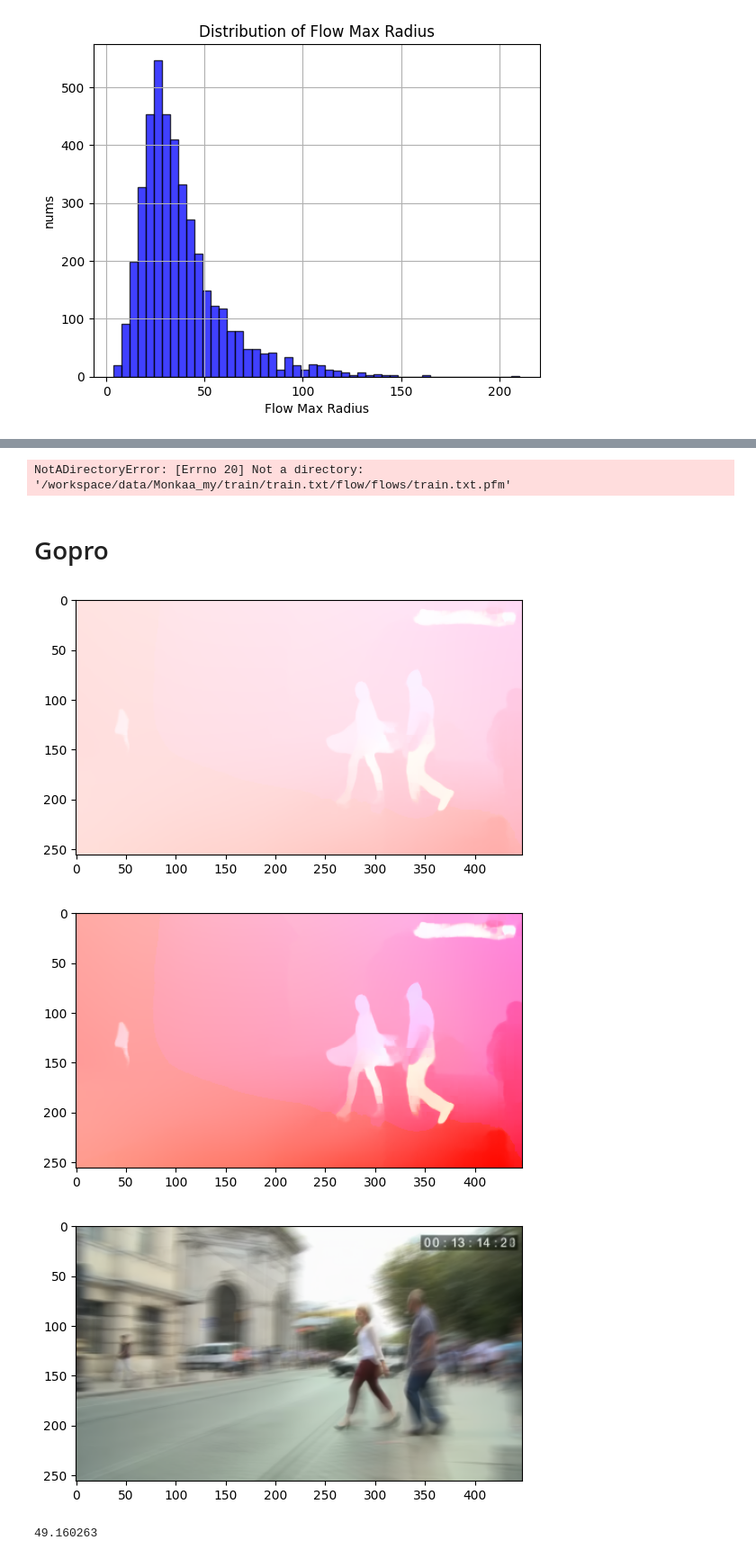
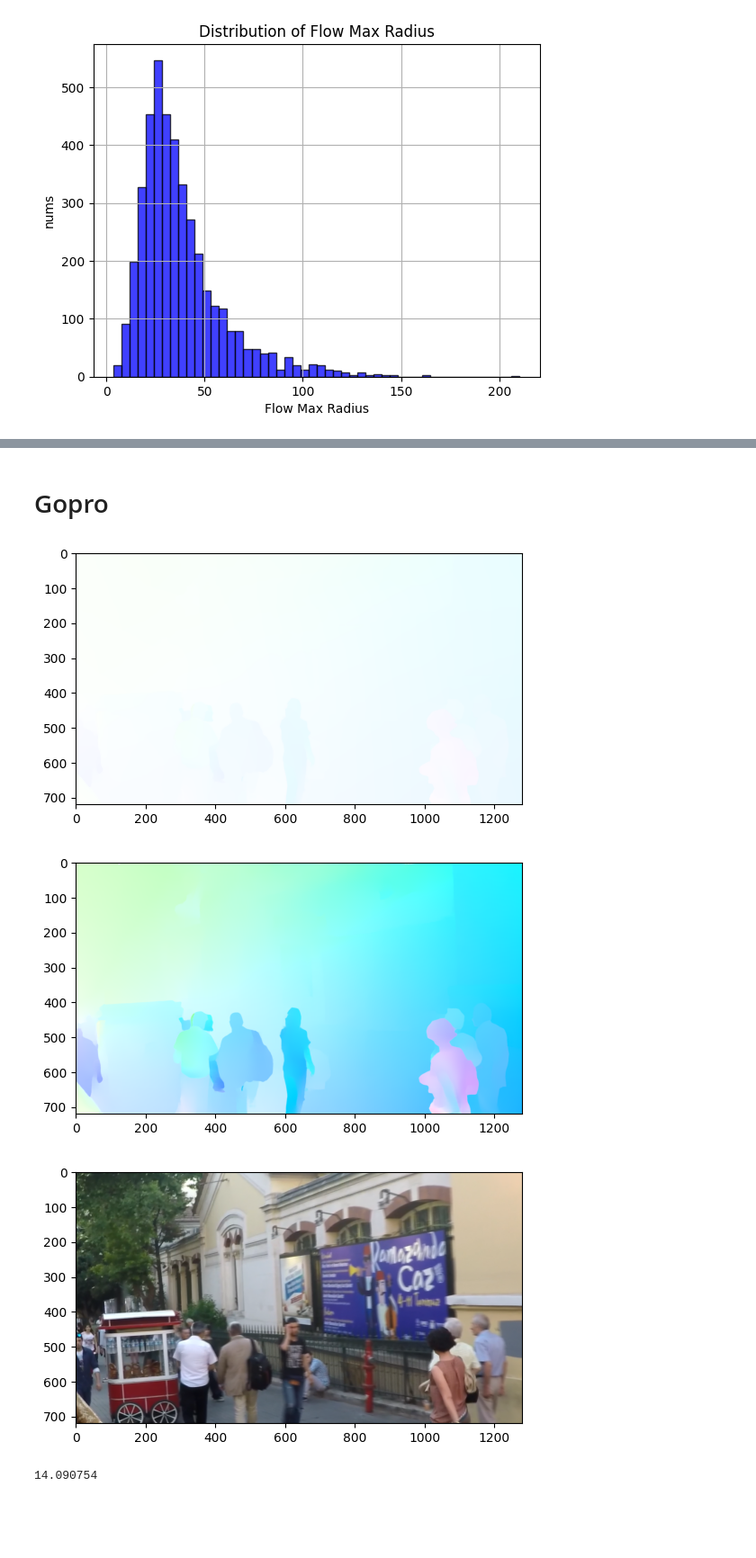
Before and after one commit to JuWanMaeng/Diffuse_Blur_to_Event, a Jupyter notebook: check_max_flow.ipynb, the cells around one changed output, grey strips where cells are left out. Shown: that part at 90% size. Drawn from its saved outputs; the diff is of its cells as text; code cells hidden in the pictures; blank space fills up the shorter version.

Commit message:
3d raw flow version

```diff
--- a/check_max_flow.ipynb
+++ b/check_max_flow.ipynb
@@ -146,35 +58,3 @@ with open('vimeo+monkaa_B.txt', 'a') as f:
-# %%
-# Vimeo
-import os
-import numpy as np
-from tqdm import tqdm
-import matplotlib.pyplot as plt
-
-# Assuming flow_read and replace_nans are defined functions
-# from your existing codebase, e.g.,
-# from your_module import flow_read, replace_nans
-
-data_path = '/workspace/data/Monkaa_my/train'
-data_folder = os.listdir(data_path)
-data_folder.sort()
-master_max = 0
-train_list = []
-
-with open('vimeo+monkaa_B.txt', 'a') as f:
-    for scene in tqdm(data_folder, ncols=80):
-        flow_path = os.path.join(data_path, scene, 'flow/flows', f'{scene}.pfm')
-        flow = flow_read(flow_path)
-        complex_flow = flow[..., 0] + 1j * flow[..., 1]
-        complex_flow, nan_mask = replace_nans(complex_flow)
-        radius, angle = np.abs(complex_flow), np.angle(complex_flow)
-        flow_max_radius = np.max(radius)
-        if flow_max_radius > 150:
-            continue
-        else:
-            blur_path = os.path.join(data_path,scene,'blur',f'{scene}.png')
-            f.write(f'{blur_path}\n')
-# %% [output]
-NotADirectoryError: [Errno 20] Not a directory: '/workspace/data/Monkaa_my/train/train.txt/flow/flows/train.txt.pfm'
 # %% [markdown]
 # Gopro
 # %%
@@ -184,32 +64,32 @@ from PIL import Image
 import numpy as np
 import cv2
 # %%
-gopro_path = '/workspace/data/vimeo/train'
+gopro_path = '/workspace/data/Gopro_my/train'
 gopro_folder = os.listdir(gopro_path)
 gopro_folder.sort()
 
-for scene in gopro_folder[150:]:
+for scene in gopro_folder[3000:]:
     flow_path = os.path.join(gopro_path,scene,'flow/flows',f'{scene}.flo')
     flow = flow_read(flow_path)
     flow_rgb = flow_to_rgb(flow,flow_max_radius=150)
     flow_rgb_2 = flow_to_rgb(flow)
     blur_img = os.path.join(gopro_path,scene,'blur',f'{scene}.png')
     blur = Image.open(blur_img)
     plt.imshow(flow_rgb)
     plt.show()
     plt.imshow(flow_rgb_2)
     plt.show()
     plt.imshow(blur)
     plt.show()
 
     complex_flow = flow[..., 0] + 1j * flow[..., 1]
     complex_flow, nan_mask = replace_nans(complex_flow)
     radius, angle = np.abs(complex_flow), np.angle(complex_flow)
     flow_max_radius = np.max(radius)
     print(flow_max_radius)
     break
 # %% [output]
-[figure, old version]
+[figure, new version]
-[figure, old version]
+[figure, new version]
-[figure, old version]
+[figure, new version]
-49.160263
+14.090754
```
Also changed, not shown: parts of 32 cells of this notebook, 2 other files.
